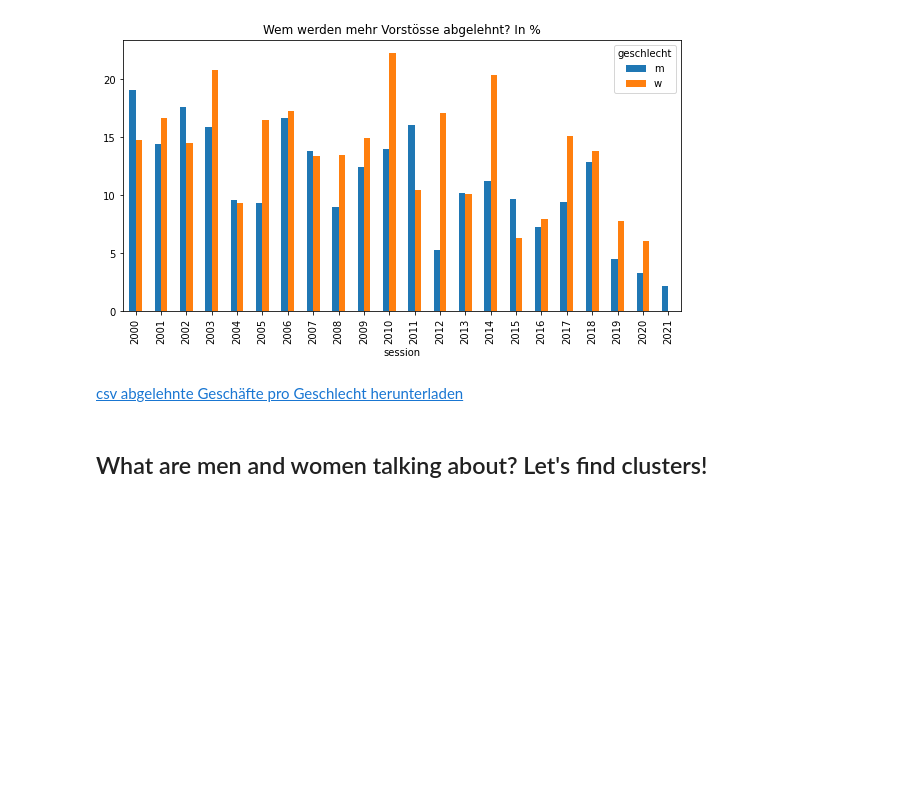
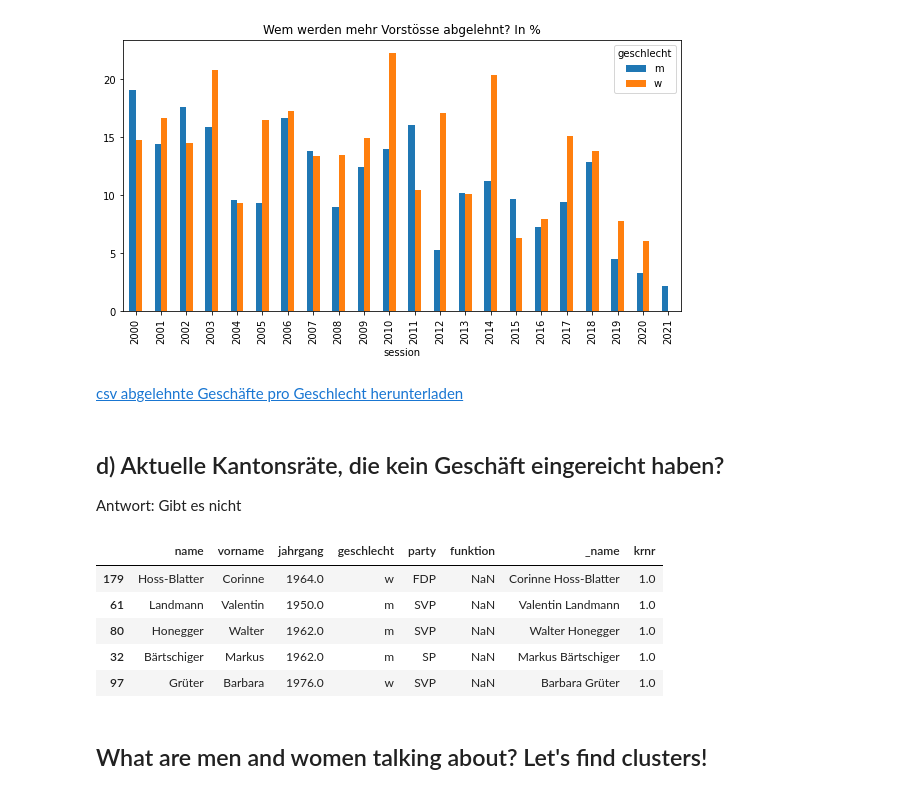
Before and after one commit to simonhuwiler/nzz_zh_kantonsrat, a Jupyter notebook: src/7_geschaefte_analyse.ipynb, the cells around one changed output. Cells and saved outputs as stored; diff of their text form; code cells hidden in the pictures; blank space fills up the shorter version.

```diff
--- a/src/7_geschaefte_analyse.ipynb
+++ b/src/7_geschaefte_analyse.ipynb
@@ -296,6 +296,26 @@ df.to_csv(csv_path / 'abgelehnte_geschaefte_pro_geschlecht_in_prozent.csv')
 [figure]
 # %% [markdown]
 [csv abgelehnte Geschäfte pro Geschlecht herunterladen](../export/csv_for_infographics/abgelehnte_geschaefte_pro_geschlecht_in_prozent.csv)
+# %% [markdown]
+## d) Aktuelle Kantonsräte, die kein Geschäft eingereicht haben?
+Antwort: Gibt es nicht
+# %%
+df_2021 = utils.kantonsrat_as_dataframe(kantonsrat, datetime.datetime(2021, 12, 28))
+df_2021['_name'] = df_2021.apply(lambda row: "%s %s" % (row['vorname'], row['name']), axis=1)
+
+df = df_raw.groupby('_name').agg({'krnr': 'count'}).copy().reset_index()
+
+# Join
+df = df_2021.merge(df, on='_name', how='left')
+
+df.sort_values('krnr').head()
+# %% [output]
+|  | name | vorname | jahrgang | geschlecht | party | funktion | _name | krnr |
+| 179 | Hoss-Blatter | Corinne | 1964.0 | w | FDP | NaN | Corinne Hoss-Blatter | 1.0 |
+| 61 | Landmann | Valentin | 1950.0 | m | SVP | NaN | Valentin Landmann | 1.0 |
+| 80 | Honegger | Walter | 1962.0 | m | SVP | NaN | Walter Honegger | 1.0 |
+| 32 | Bärtschiger | Markus | 1962.0 | m | SP | NaN | Markus Bärtschiger | 1.0 |
+| 97 | Grüter | Barbara | 1976.0 | w | SVP | NaN | Barbara Grüter | 1.0 |
 # %% [markdown]
 ## What are men and women talking about? Let's find clusters!
 # %%
```
Also changed, not shown: parts of 1 cell of this notebook, 3 other files.
